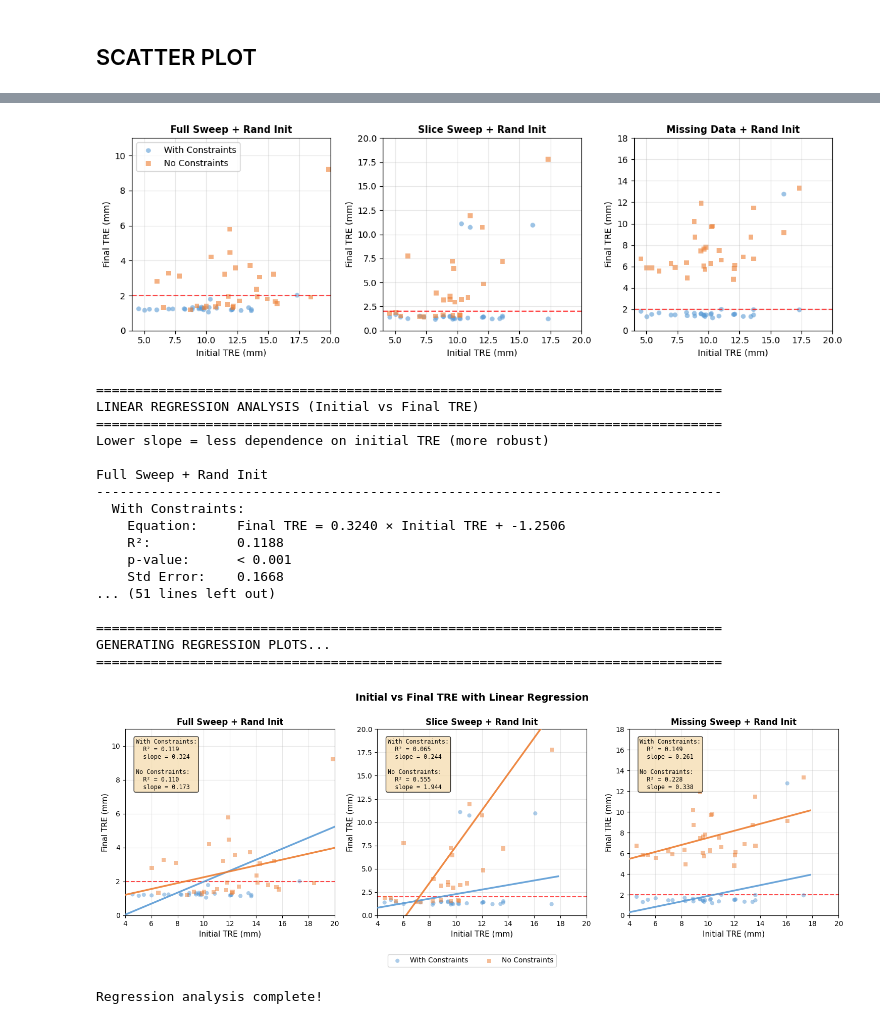
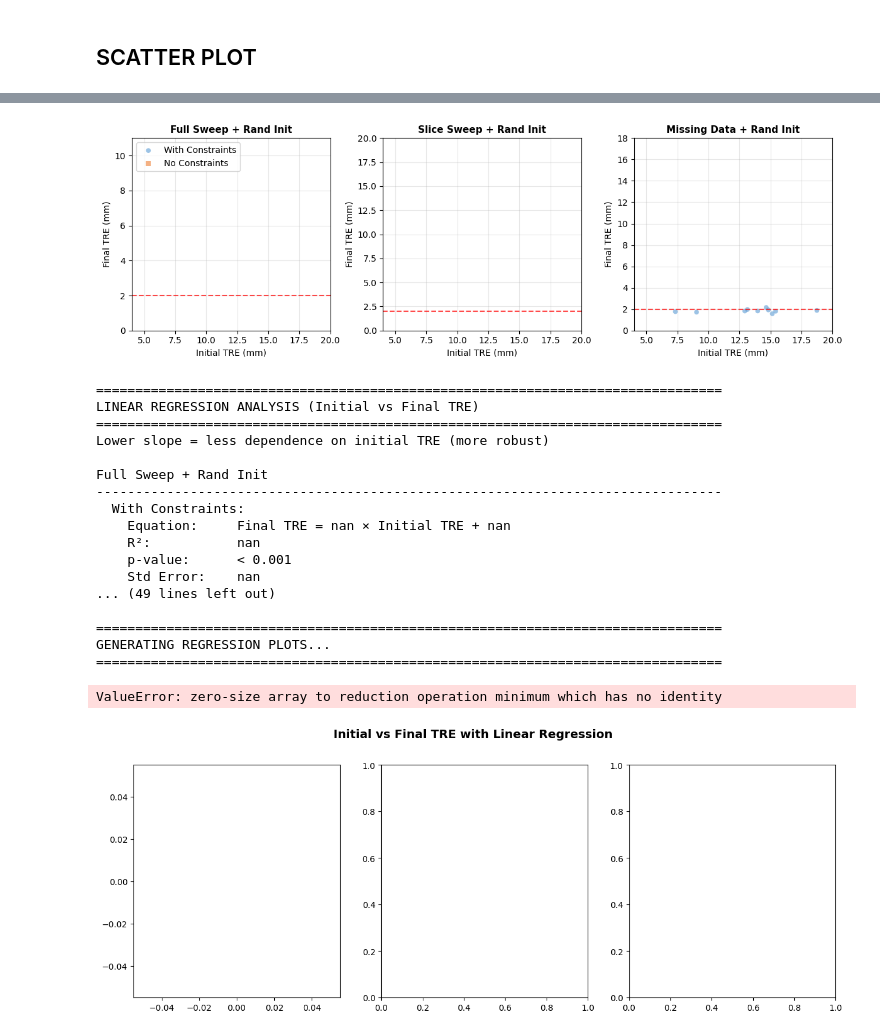
Before and after one commit to elisedl1/US-CT_Registration, a Jupyter notebook: extra/experiment_no_pose3.ipynb, the cells around one changed output, grey strips where cells are left out. Saved outputs shown, nothing was run; the diff lists cells and outputs as text; code cells hidden in the pictures.

```diff
--- a/extra/experiment_no_pose3.ipynb
+++ b/extra/experiment_no_pose3.ipynb
@@ -275,7 +275,7 @@ from pathlib import Path
 BASE_PATH = "/Users/elise/elisedonszelmann-lund/Masters_Utils/Pig_Data/pig2/Registration/experiments"
 
 # Define the structure
-poses = ['sofa1', 'sofa3']  # Corresponds to Pose 1, 2, 3
+poses = ['sofa1', 'sofa3', 'sofa6']  # Corresponds to Pose 1, 2, 3
 conditions = ['full', 'slice', 'missing']
 vertebrae = ['L1', 'L2', 'L3', 'L4']
 
@@ -612,7 +613,7 @@ from pathlib import Path
 BASE_PATH = "/Users/elise/elisedonszelmann-lund/Masters_Utils/Pig_Data/pig2/Registration/experiments"
 
 # Define the structure
-poses = ['sofa1', 'sofa3']
+poses = ['sofa1', 'sofa3', 'sofa6']
 vertebrae = ['L1', 'L2', 'L3', 'L4']
 
 def load_tre_data_with_initial(filepath):
@@ -916,7 +917,7 @@ from pathlib import Path
 BASE_PATH = "/Users/elise/elisedonszelmann-lund/Masters_Utils/Pig_Data/pig2/Registration/experiments"
 
 # Define the structure
-poses = ['sofa1', 'sofa3', 'sofa5']  # Corresponds to Pose 1, 2, 3
+poses = ['sofa1', 'sofa3', 'sofa6']  # Corresponds to Pose 1, 2, 3 ['sofa1', 'sofa3', 'sofa5']
 vertebrae = ['L1', 'L2', 'L3', 'L4']
 
 def load_tre_data(filepath):
@@ -1091,8 +1090,8 @@ Full Sweep + Random Init:
 
 Slice Sweep + Random Init:
 
 Missing Data + Rand Init:
-[figure, old version]
+[figure, new version]
 # %%
 import matplotlib.pyplot as plt
 import numpy as np
@@ -1324,14 +1323,14 @@ Lower slope = less dependence on initial TRE (more robust)
 Full Sweep + Rand Init
 --------------------------------------------------------------------------------
   With Constraints:
-    Equation:     Final TRE = 0.3240 × Initial TRE + -1.2506
-    R²:           0.1188
+    Equation:     Final TRE = nan × Initial TRE + nan
+    R²:           nan
     p-value:      < 0.001
-    Std Error:    0.1668
-... (51 lines left out)
+    Std Error:    nan
+... (49 lines left out)
 
 ================================================================================
 GENERATING REGRESSION PLOTS...
 ================================================================================
+ValueError: zero-size array to reduction operation minimum which has no identity
-[figure, old version]
+[figure, new version]
-Regression analysis complete!
```
Also changed, not shown: parts of 4 cells of this notebook, 4 other files.
